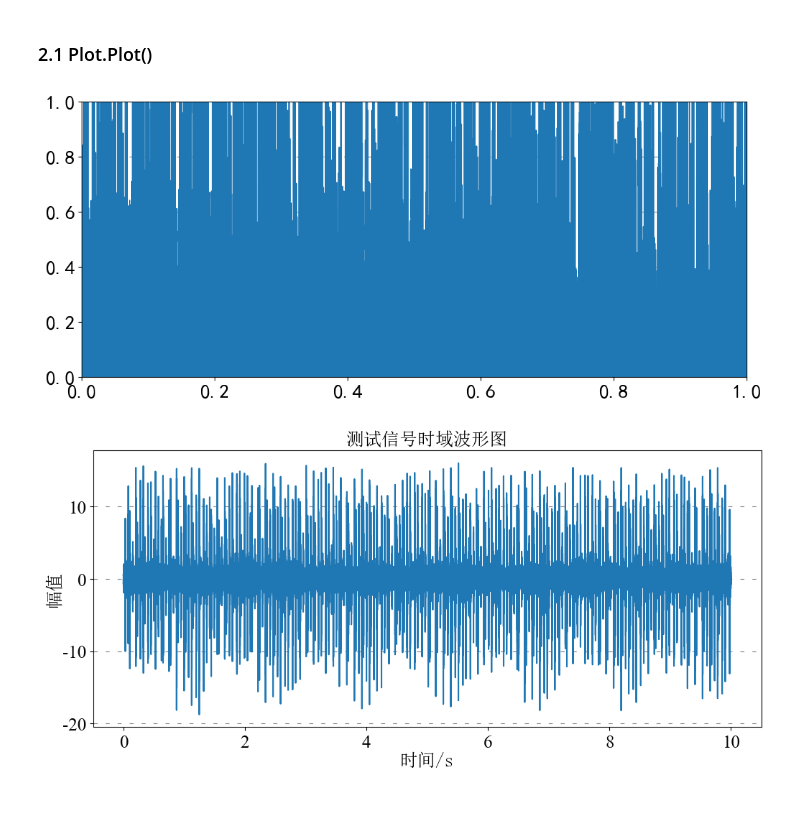
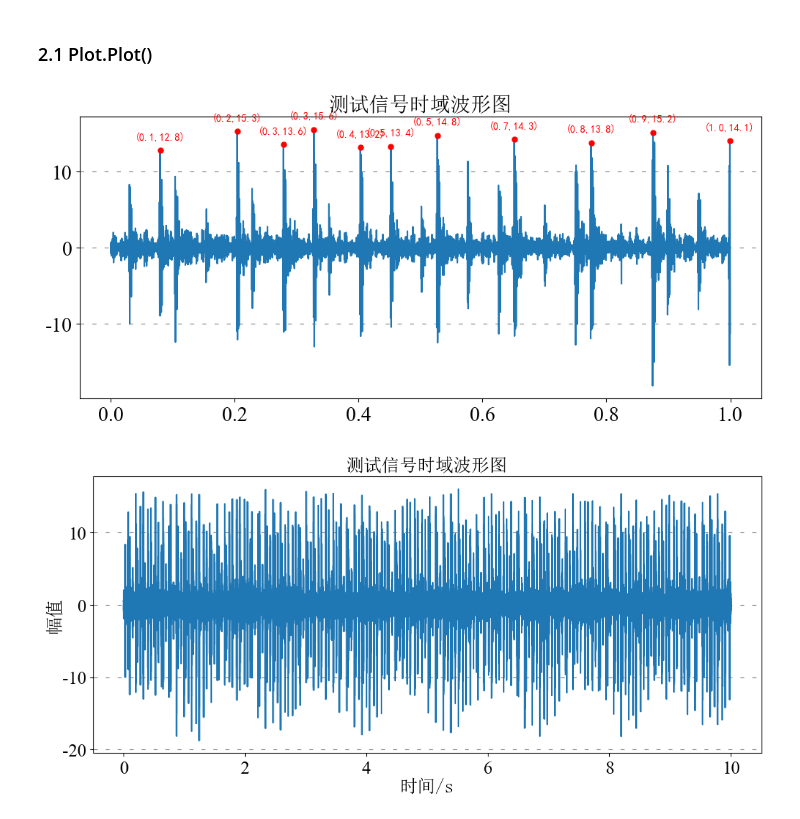
Before and after one commit to xcw1129/PySP, a Jupyter notebook: test.ipynb, the cells around one changed output. Drawn from its saved outputs; the diff is of its cells as text; code cells hidden in the pictures.

```diff
--- a/test.ipynb
+++ b/test.ipynb
@@ -147,7 +147,7 @@ DataSet
 | 0 | 120000 | 12000 | 10.0 | [0.46971595, 0.65693538, -0.27106... | [1.40867145, 1.4396365, -0.077650... | F:\OneDrive\用户文件\科研学习\机械故障诊断数据库\C... |
 | 1 | 120000 | 12000 | 10.0 | [-1.14523036, -1.20430214, -1.214... | [-0.24914953, 0.35585985, 0.22628... | F:\OneDrive\用户文件\科研学习\机械故障诊断数据库\C... |
 # %%
-Data=DataSet['数据/通道1'][0]
+Data=DataSet['数据/通道1'][0][:12000]
 fs=int(DataSet['采样频率'][0])
 # %% [markdown]
 ## 1. Signal模块测试
@@ -206,15 +205,6 @@ from matplotlib import pyplot as plt
 try:
 
     class TestAnalysis(Analysis):
-        def __init__(
-            self,
-            Sig: Signal,
-            plot: bool = False,
-            plot_save: bool = False,
-            **kwargs,
-        ):
-            super().__init__(Sig=Sig, plot=plot, plot_save=plot_save, **kwargs)
-
         @staticmethod
         def plot_scatter(Axis,data,**kwargs):
             plt.figure(figsize=(12, 5))
@@ -223,7 +213,6 @@ try:
             plt.ylabel("幅值")
             plt.title("测试信号时域波形图")
             plt.grid()
-            plt.xticks(np.arange(0, 5, 0.5),fontproperties="Times New Roman")
             plt.show()
 
         @Analysis.Plot(plot_func=plot_scatter)
@@ -247,16 +236,18 @@ except Exception as e:
 # %% [markdown]
 ### 2.1 Plot.Plot()
 # %%
-from PySP.Plot_new import LinePlot
+from PySP.Plot_new import LinePlot, PeakFinderPlugin
 from PySP.Signal import Signal
 
 try:
     res = Signal(data=Data, fs=fs, label="测试信号")
-    LinePlot().plot(Axis=res.t_Axis,Data=res.data)
+    Plot = LinePlot(title="测试信号时域波形图")
+    Plot.add_plugin(PeakFinderPlugin(height=12, distance=100))
+    Plot.plot(Axis=res.t_Axis, Data=res.data)
 except Exception as e:
     print(e)
 # %% [output]
-[figure, old version]
+[figure, new version]
 # %%
 from PySP.Plot import plot
 
```
Also changed, not shown: parts of 3 cells of this notebook.
